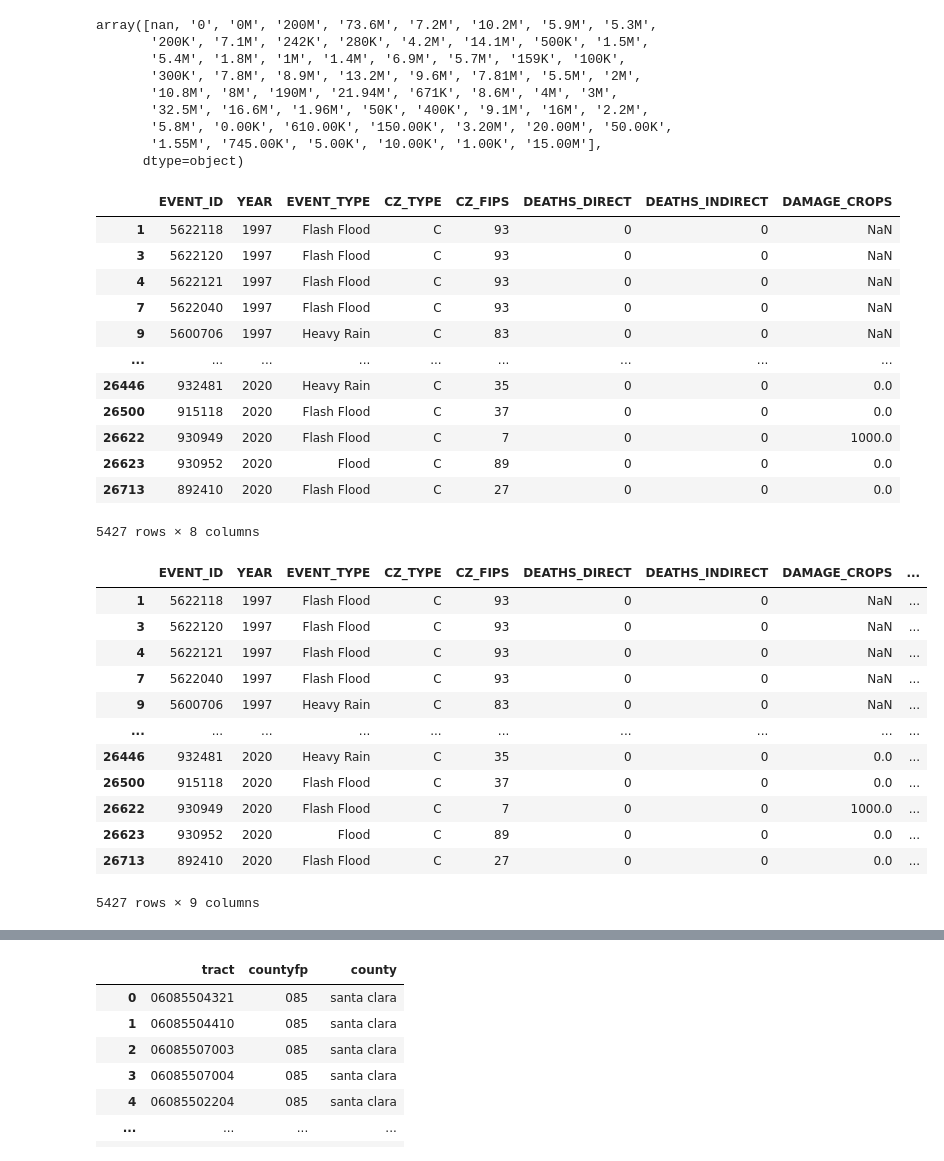
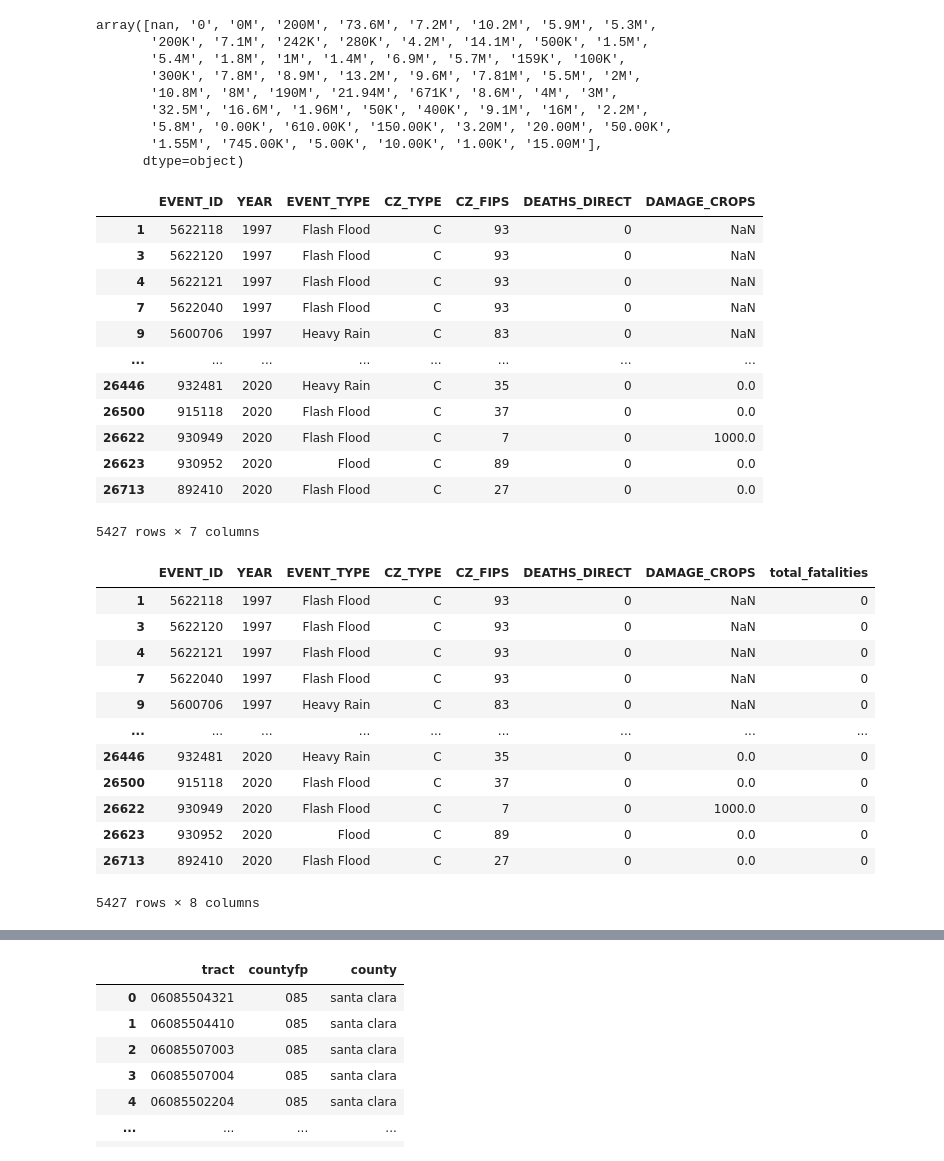
Before and after one commit to Eagle-Rock-Analytics/carb-climate-index, a Jupyter notebook: scripts/data_metric_calc/climate_flood_loss.ipynb, the cells around one changed output, grey strips where cells are left out. Cells and saved outputs as stored; diff of their text form; code cells hidden in the pictures.

Commit message:
remove indirect fatalities from metric

```diff
--- a/scripts/data_metric_calc/climate_flood_loss.ipynb
+++ b/scripts/data_metric_calc/climate_flood_loss.ipynb
@@ -65,7 +65,7 @@ Index(['BEGIN_YEARMONTH', 'BEGIN_DAY', 'BEGIN_TIME', 'END_YEARMONTH',
 columns = [
 'EVENT_ID',
 'YEAR', 'EVENT_TYPE', 'CZ_TYPE', 'CZ_FIPS', 'DEATHS_DIRECT',
-'DEATHS_INDIRECT', 'DAMAGE_CROPS','BEGIN_LAT', 'BEGIN_LON'
+'DAMAGE_CROPS','BEGIN_LAT', 'BEGIN_LON'
 ]
 noaa_storm_columns = noaa_storm_event_data[columns]
 noaa_storm_columns
@@ -212,39 +212,39 @@ flood_county_event_adjusted['DAMAGE_CROPS'] = flood_county_event_adjusted['DAMAG
 # Display the DataFrame to verify the conversion
 flood_county_event_adjusted
 # %% [output]
-|  | EVENT_ID | YEAR | EVENT_TYPE | CZ_TYPE | CZ_FIPS | DEATHS_DIRECT | DEATHS_INDIRECT | DAMAGE_CROPS |
-| 1 | 5622118 | 1997 | Flash Flood | C | 93 | 0 | 0 | NaN |
-| 3 | 5622120 | 1997 | Flash Flood | C | 93 | 0 | 0 | NaN |
-| 4 | 5622121 | 1997 | Flash Flood | C | 93 | 0 | 0 | NaN |
-| 7 | 5622040 | 1997 | Flash Flood | C | 93 | 0 | 0 | NaN |
-| 9 | 5600706 | 1997 | Heavy Rain | C | 83 | 0 | 0 | NaN |
-| ... | ... | ... | ... | ... | ... | ... | ... | ... |
-| 26446 | 932481 | 2020 | Heavy Rain | C | 35 | 0 | 0 | 0.0 |
-| 26500 | 915118 | 2020 | Flash Flood | C | 37 | 0 | 0 | 0.0 |
-| 26622 | 930949 | 2020 | Flash Flood | C | 7 | 0 | 0 | 1000.0 |
-| 26623 | 930952 | 2020 | Flood | C | 89 | 0 | 0 | 0.0 |
-| 26713 | 892410 | 2020 | Flash Flood | C | 27 | 0 | 0 | 0.0 |
+|  | EVENT_ID | YEAR | EVENT_TYPE | CZ_TYPE | CZ_FIPS | DEATHS_DIRECT | DAMAGE_CROPS |
+| 1 | 5622118 | 1997 | Flash Flood | C | 93 | 0 | NaN |
+| 3 | 5622120 | 1997 | Flash Flood | C | 93 | 0 | NaN |
+| 4 | 5622121 | 1997 | Flash Flood | C | 93 | 0 | NaN |
+| 7 | 5622040 | 1997 | Flash Flood | C | 93 | 0 | NaN |
+| 9 | 5600706 | 1997 | Heavy Rain | C | 83 | 0 | NaN |
+| ... | ... | ... | ... | ... | ... | ... | ... |
+| 26446 | 932481 | 2020 | Heavy Rain | C | 35 | 0 | 0.0 |
+| 26500 | 915118 | 2020 | Flash Flood | C | 37 | 0 | 0.0 |
+| 26622 | 930949 | 2020 | Flash Flood | C | 7 | 0 | 1000.0 |
+| 26623 | 930952 | 2020 | Flood | C | 89 | 0 | 0.0 |
+| 26713 | 892410 | 2020 | Flash Flood | C | 27 | 0 | 0.0 |
-5427 rows × 8 columns
+5427 rows × 7 columns
 # %%
 # sum indirect and direct deaths to create total fatalies column
-flood_county_event_filtered['total_fatalities'] = flood_county_event_filtered['DEATHS_DIRECT'] + flood_county_event_filtered['DEATHS_INDIRECT']
+flood_county_event_filtered['total_fatalities'] = flood_county_event_filtered['DEATHS_DIRECT']
 flood_county_event_filtered['DAMAGE_CROPS'] = pd.to_numeric(flood_county_event_filtered['DAMAGE_CROPS'])
 
 flood_county_event_filtered
 # %% [output]
-|  | EVENT_ID | YEAR | EVENT_TYPE | CZ_TYPE | CZ_FIPS | DEATHS_DIRECT | DEATHS_INDIRECT | DAMAGE_CROPS | ... |
-| 1 | 5622118 | 1997 | Flash Flood | C | 93 | 0 | 0 | NaN | ... |
-| 3 | 5622120 | 1997 | Flash Flood | C | 93 | 0 | 0 | NaN | ... |
-| 4 | 5622121 | 1997 | Flash Flood | C | 93 | 0 | 0 | NaN | ... |
-| 7 | 5622040 | 1997 | Flash Flood | C | 93 | 0 | 0 | NaN | ... |
-| 9 | 5600706 | 1997 | Heavy Rain | C | 83 | 0 | 0 | NaN | ... |
-| ... | ... | ... | ... | ... | ... | ... | ... | ... | ... |
-| 26446 | 932481 | 2020 | Heavy Rain | C | 35 | 0 | 0 | 0.0 | ... |
-| 26500 | 915118 | 2020 | Flash Flood | C | 37 | 0 | 0 | 0.0 | ... |
-| 26622 | 930949 | 2020 | Flash Flood | C | 7 | 0 | 0 | 1000.0 | ... |
-| 26623 | 930952 | 2020 | Flood | C | 89 | 0 | 0 | 0.0 | ... |
-| 26713 | 892410 | 2020 | Flash Flood | C | 27 | 0 | 0 | 0.0 | ... |
+|  | EVENT_ID | YEAR | EVENT_TYPE | CZ_TYPE | CZ_FIPS | DEATHS_DIRECT | DAMAGE_CROPS | total_fatalities |
+| 1 | 5622118 | 1997 | Flash Flood | C | 93 | 0 | NaN | 0 |
+| 3 | 5622120 | 1997 | Flash Flood | C | 93 | 0 | NaN | 0 |
+| 4 | 5622121 | 1997 | Flash Flood | C | 93 | 0 | NaN | 0 |
+| 7 | 5622040 | 1997 | Flash Flood | C | 93 | 0 | NaN | 0 |
+| 9 | 5600706 | 1997 | Heavy Rain | C | 83 | 0 | NaN | 0 |
+| ... | ... | ... | ... | ... | ... | ... | ... | ... |
+| 26446 | 932481 | 2020 | Heavy Rain | C | 35 | 0 | 0.0 | 0 |
+| 26500 | 915118 | 2020 | Flash Flood | C | 37 | 0 | 0.0 | 0 |
+| 26622 | 930949 | 2020 | Flash Flood | C | 7 | 0 | 1000.0 | 0 |
+| 26623 | 930952 | 2020 | Flood | C | 89 | 0 | 0.0 | 0 |
+| 26713 | 892410 | 2020 | Flash Flood | C | 27 | 0 | 0.0 | 0 |
-5427 rows × 9 columns
+5427 rows × 8 columns
 # %%
 columns_to_sum = ['total_fatalities','DAMAGE_CROPS']
 flood_loss_sums = flood_county_event_filtered.groupby('CZ_FIPS')[columns_to_sum].sum().reset_index()
```
Also changed, not shown: parts of 7 cells of this notebook.
